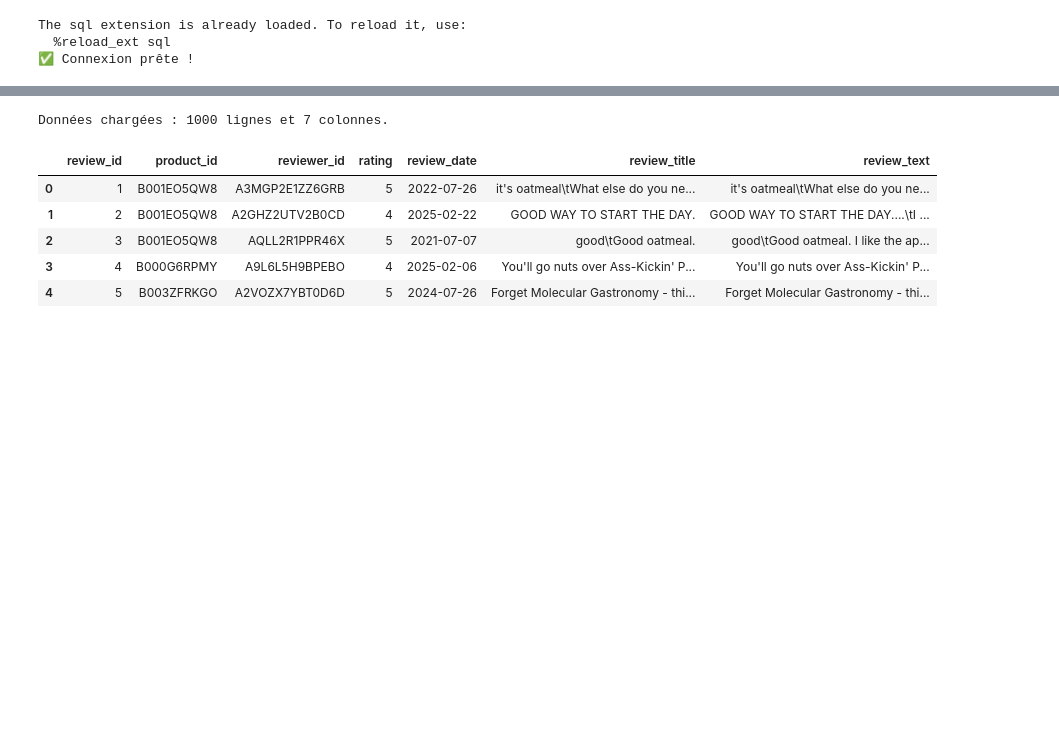
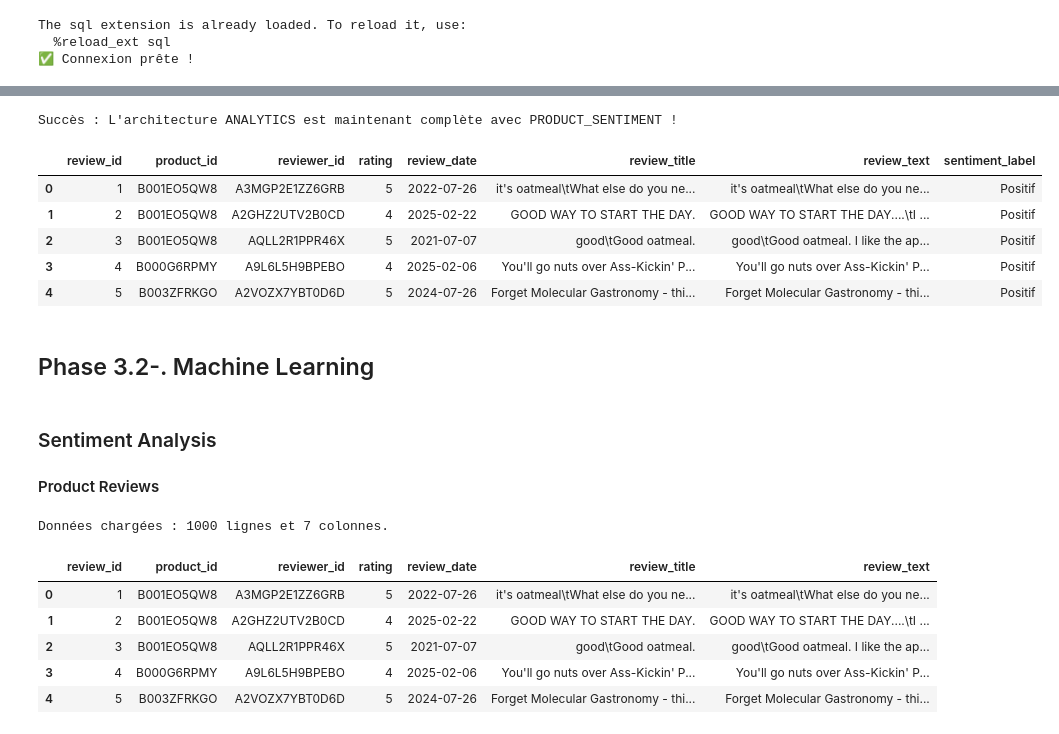
Before and after one commit to florence93600/anycompany_food_beverage, a Jupyter notebook: phase3_machine_learning.ipynb, the cells around one changed output, grey strips where cells are left out. Cells and saved outputs as stored; diff of their text form; code cells hidden in the pictures; blank space fills up the shorter version.

```diff
--- a/phase3_machine_learning.ipynb
+++ b/phase3_machine_learning.ipynb
@@ -36,3 +208,40 @@ The sql extension is already loaded. To reload it, use:
+# %%
+# Requête de création pour PRODUCT_SENTIMENT
+sql_sentiment = """
+CREATE OR REPLACE TABLE ANALYTICS.PRODUCT_SENTIMENT AS
+SELECT
+    *,
+    CASE
+        WHEN rating >= 4 THEN 'Positif'
+        WHEN rating <= 2 THEN 'Négatif'
+        ELSE 'Neutre'
+    END AS sentiment_label
+FROM SILVER.PRODUCT_REVIEWS_CLEAN
+"""
+
+# Exécution
+with engine.connect() as conn:
+    conn.execute(text(sql_sentiment))
+    conn.commit()
+    print("Succès : L'architecture ANALYTICS est maintenant complète avec PRODUCT_SENTIMENT !")
+# %% [output]
+Succès : L'architecture ANALYTICS est maintenant complète avec PRODUCT_SENTIMENT !
+# %%
+# Vérification rapide
+df_sales_check = pd.read_sql(text("SELECT * FROM ANALYTICS.PRODUCT_SENTIMENT LIMIT 5"), engine)
+df_sales_check
+# %% [output]
+|  | review_id | product_id | reviewer_id | rating | review_date | review_title | review_text | sentiment_label |
+| 0 | 1 | B001EO5QW8 | A3MGP2E1ZZ6GRB | 5 | 2022-07-26 | it's oatmeal\tWhat else do you ne... | it's oatmeal\tWhat else do you ne... | Positif |
+| 1 | 2 | B001EO5QW8 | A2GHZ2UTV2B0CD | 4 | 2025-02-22 | GOOD WAY TO START THE DAY. | GOOD WAY TO START THE DAY....\tI ... | Positif |
+| 2 | 3 | B001EO5QW8 | AQLL2R1PPR46X | 5 | 2021-07-07 | good\tGood oatmeal. | good\tGood oatmeal. I like the ap... | Positif |
+| 3 | 4 | B000G6RPMY | A9L6L5H9BPEBO | 4 | 2025-02-06 | You'll go nuts over Ass-Kickin' P... | You'll go nuts over Ass-Kickin' P... | Positif |
+| 4 | 5 | B003ZFRKGO | A2VOZX7YBT0D6D | 5 | 2024-07-26 | Forget Molecular Gastronomy - thi... | Forget Molecular Gastronomy - thi... | Positif |
+# %% [markdown]
+## Phase 3.2-. Machine Learning
+# %% [markdown]
+### Sentiment Analysis
+#### Product Reviews
 # %%
 # Chargement de la table pour l'analyse
 query = "SELECT * FROM PRODUCT_REVIEWS_CLEAN" #
```
Also changed, not shown: parts of 21 cells of this notebook.
